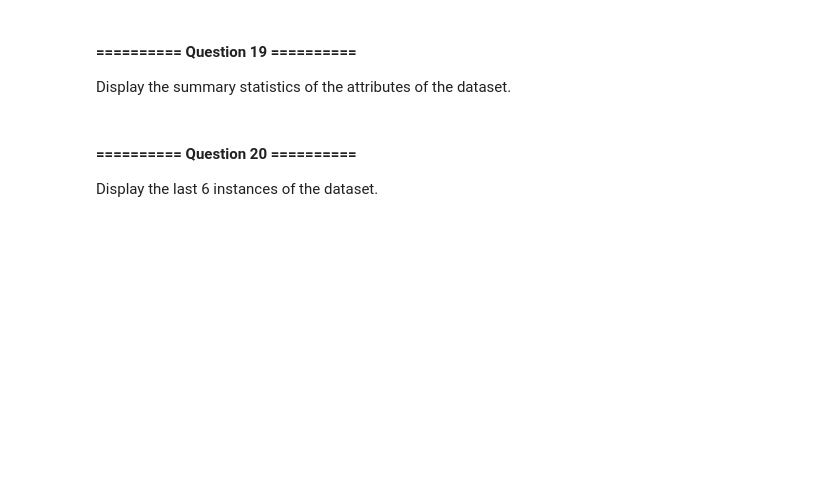
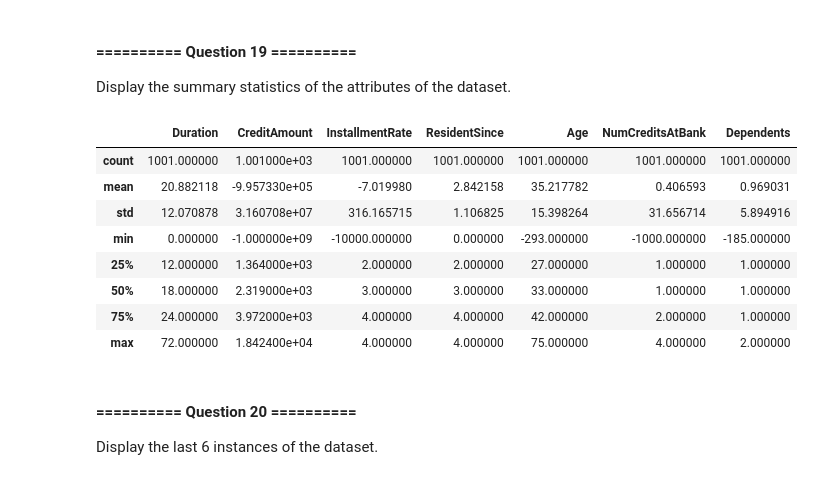
Before and after one commit to Shafiq5366/IAML2018, a Jupyter notebook: Labs/00 - Introduction.ipynb, the cells around one changed output. Cells and saved outputs as stored; diff of their text form; code cells hidden in the pictures; blank space fills up the shorter version.

```diff
--- a/Labs/00 - Introduction.ipynb
+++ b/Labs/00 - Introduction.ipynb
@@ -1481,6 +1288,17 @@ Load the `credit` dataset and display the dataset basic information.
 Display the summary statistics of the attributes of the dataset.
 # %%
 # Your Code goes here:
+q18.describe()
+# %% [output]
+|  | Duration | CreditAmount | InstallmentRate | ResidentSince | Age | NumCreditsAtBank | Dependents |
+| count | 1001.000000 | 1.001000e+03 | 1001.000000 | 1001.000000 | 1001.000000 | 1001.000000 | 1001.000000 |
+| mean | 20.882118 | -9.957330e+05 | -7.019980 | 2.842158 | 35.217782 | 0.406593 | 0.969031 |
+| std | 12.070878 | 3.160708e+07 | 316.165715 | 1.106825 | 15.398264 | 31.656714 | 5.894916 |
+| min | 0.000000 | -1.000000e+09 | -10000.000000 | 0.000000 | -293.000000 | -1000.000000 | -185.000000 |
+| 25% | 12.000000 | 1.364000e+03 | 2.000000 | 2.000000 | 27.000000 | 1.000000 | 1.000000 |
+| 50% | 18.000000 | 2.319000e+03 | 3.000000 | 3.000000 | 33.000000 | 1.000000 | 1.000000 |
+| 75% | 24.000000 | 3.972000e+03 | 4.000000 | 4.000000 | 42.000000 | 2.000000 | 1.000000 |
+| max | 72.000000 | 1.842400e+04 | 4.000000 | 4.000000 | 75.000000 | 4.000000 | 2.000000 |
 # %% [markdown]
 #### ========== Question 20 ==========
 Display the last 6 instances of the dataset.
```
Also changed, not shown: parts of 59 cells of this notebook.
